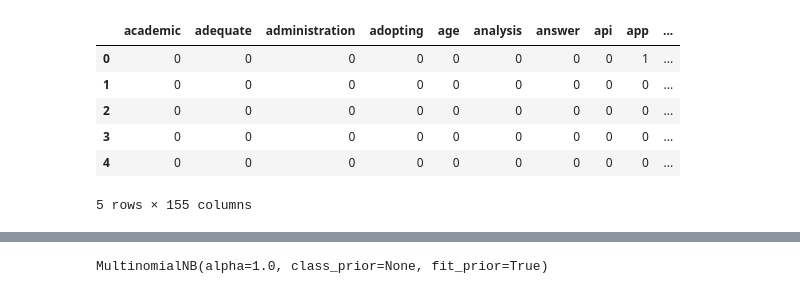
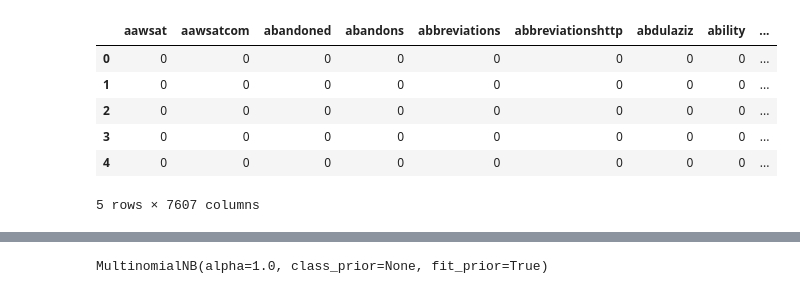
Before and after one commit to WGierke/git_better, a Jupyter notebook: Text Classification.ipynb, the cells around one changed output, grey strips where cells are left out. Cells and saved outputs as stored; diff of their text form; code cells hidden in the pictures.

```diff
--- a/Text Classification.ipynb
+++ b/Text Classification.ipynb
@@ -3,11 +3,9 @@ import pandas as pd
 import numpy
 import nltk
 from sklearn.feature_extraction.text import CountVectorizer
-nltk.download()
 
 df = pd.read_csv("data/processed_data.csv")
-df = df[:30]
-df["description"].fillna("", inplace=True)
+df["readme"].fillna("", inplace=True)
 
-descriptions = df["description"]
+descriptions = df["readme"]
 labels = df["label"]
@@ -30,32 +12,29 @@ Downloader> q
 # %%
 # Build the Word Bag matrix
 count_vectorizer = CountVectorizer()
-counts = count_vectorizer.fit_transform(df['description'].values)
+counts = count_vectorizer.fit_transform(df['readme'].values)
 count_vect_df = pd.DataFrame(counts.todense(), columns=count_vectorizer.get_feature_names())
 # %%
 # Data cleaning
 stopwords = nltk.corpus.stopwords.words('english')
 for word in stopwords:
     if word in df.columns:
         count_vect_df.drop(word, axis=1, inplace=True)
 
 for col in count_vect_df.columns:
     # Remove words with no individual meanign
     if col in stopwords:
         count_vect_df.drop(col, axis=1, inplace=True)
-    # Remove numbers
-    try:
-        float(col)
+    # Keep words which consist of letters only
+    if not col.isalpha():
         count_vect_df.drop(col, axis=1, inplace=True)
-    except:
-        pass
 
 count_vect_df.head()
 # %% [output]
-|  | academic | adequate | administration | adopting | age | analysis | answer | api | app | ... |
-| 0 | 0 | 0 | 0 | 0 | 0 | 0 | 0 | 0 | 1 | ... |
-| 1 | 0 | 0 | 0 | 0 | 0 | 0 | 0 | 0 | 0 | ... |
-| 2 | 0 | 0 | 0 | 0 | 0 | 0 | 0 | 0 | 0 | ... |
-| 3 | 0 | 0 | 0 | 0 | 0 | 0 | 0 | 0 | 0 | ... |
-| 4 | 0 | 0 | 0 | 0 | 0 | 0 | 0 | 0 | 0 | ... |
+|  | aawsat | aawsatcom | abandoned | abandons | abbreviations | abbreviationshttp | abdulaziz | ability | ... |
+| 0 | 0 | 0 | 0 | 0 | 0 | 0 | 0 | 0 | ... |
+| 1 | 0 | 0 | 0 | 0 | 0 | 0 | 0 | 0 | ... |
+| 2 | 0 | 0 | 0 | 0 | 0 | 0 | 0 | 0 | ... |
+| 3 | 0 | 0 | 0 | 0 | 0 | 0 | 0 | 0 | ... |
+| 4 | 0 | 0 | 0 | 0 | 0 | 0 | 0 | 0 | ... |
-5 rows × 155 columns
+5 rows × 7607 columns
```
Also changed, not shown: parts of 6 cells of this notebook, 1 other file.
